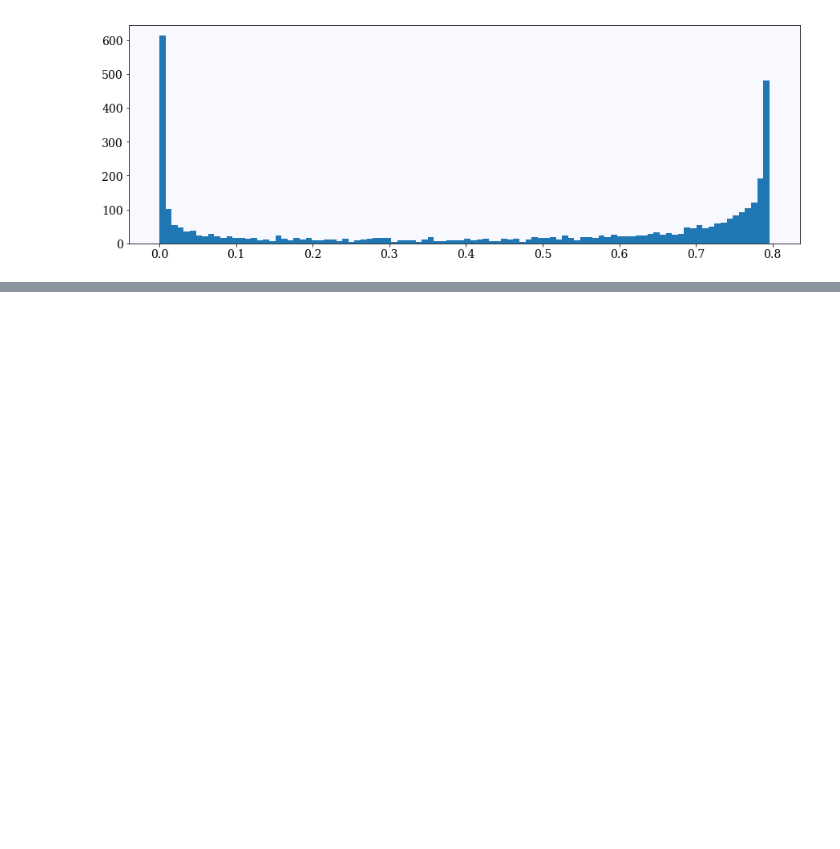
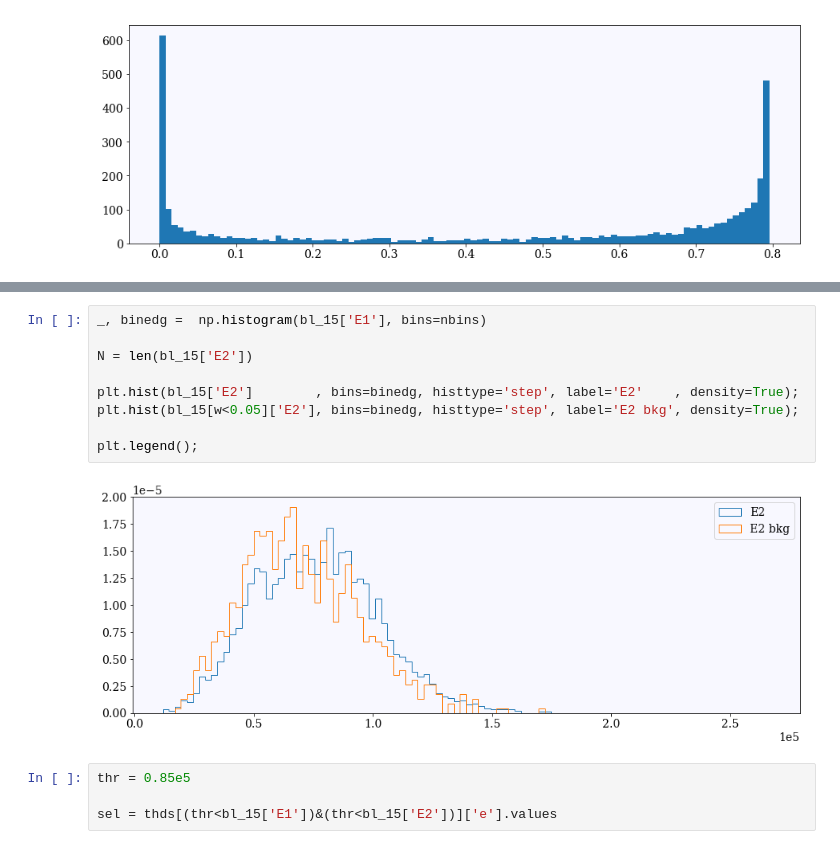
Before and after one commit to gondiaz/ICAROSNB, a Jupyter notebook: GDL/rejection/blobrejection.ipynb, the cells around one changed output, grey strips where cells are left out. Saved outputs shown, nothing was run; the diff lists cells and outputs as text; blank space fills up the shorter version.

```diff
--- a/GDL/rejection/blobrejection.ipynb
+++ b/GDL/rejection/blobrejection.ipynb
@@ -120,0 +141,15 @@ thds[w<0.05]['e'].hist(bins=nbins)
+# %%
+_, binedg =  np.histogram(bl_15['E1'], bins=nbins)
+
+N = len(bl_15['E2'])
+
+plt.hist(bl_15['E2']        , bins=binedg, histtype='step', label='E2'    , density=True);
+plt.hist(bl_15[w<0.05]['E2'], bins=binedg, histtype='step', label='E2 bkg', density=True);
+
+plt.legend();
+# %% [output]
+[figure, added]
+# %%
+thr = 0.85e5
+
+sel = thds[(thr<bl_15['E1'])&(thr<bl_15['E2'])]['e'].values
```
Also changed, not shown: parts of 14 cells of this notebook, 5 other files.
